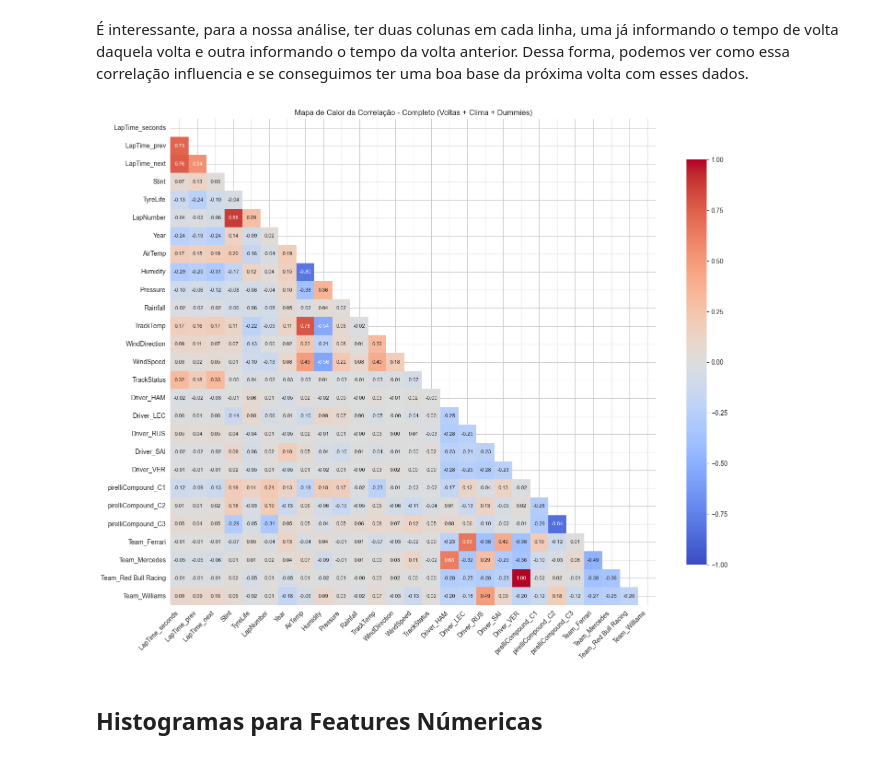
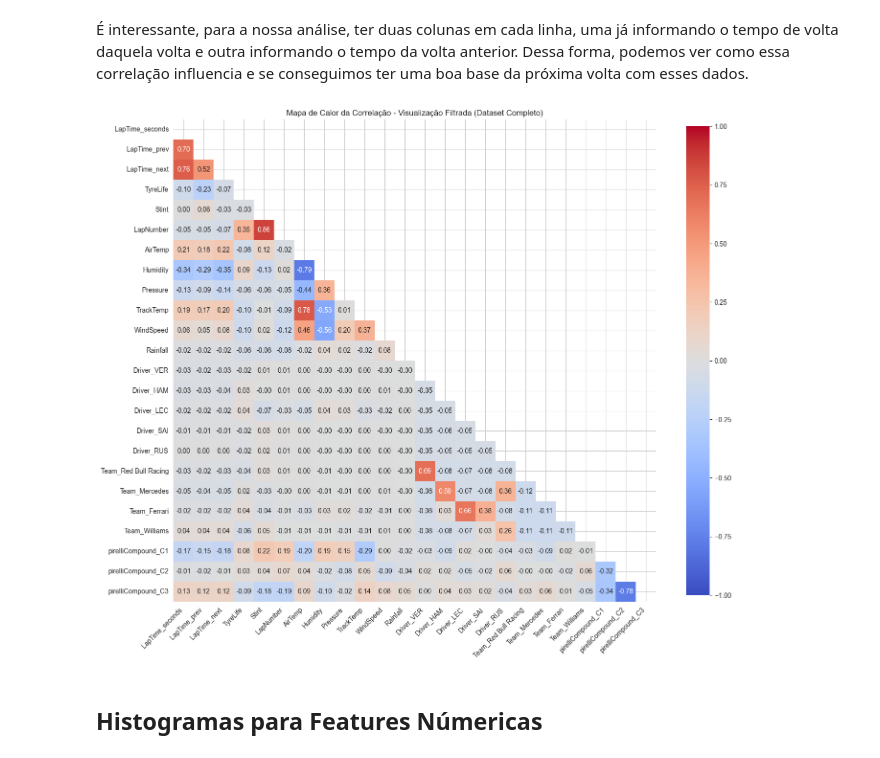
Before and after one commit to emipe09/TCC-Formula1, a Jupyter notebook: Scripts/EDA.ipynb, the cells around one changed output. Saved outputs shown, nothing was run; the diff lists cells and outputs as text; code cells hidden in the pictures.

```diff
--- a/Scripts/EDA.ipynb
+++ b/Scripts/EDA.ipynb
@@ -291,52 +333,55 @@ laps_with_weather = pd.merge_asof(
     by='Year',
     direction='backward',
     tolerance=pd.Timedelta(seconds=seconds_margin)
 )
 
 
-# Comentar essas linhas para excluir os filtros para visualização
-drivers_filter = ['VER', 'HAM', 'LEC', 'SAI', 'RUS']
-teams_filter = ['Red Bull Racing', 'Mercedes', 'Ferrari', 'Williams']
-
-laps_with_weather_filtered = laps_with_weather[
-    laps_with_weather['Driver'].isin(drivers_filter) &
-    laps_with_weather['Team'].isin(teams_filter)
-].copy()
-
-
 num_cols = [
     'LapTime_seconds', 'LapTime_prev', 'LapTime_next', 'Stint', 'TyreLife', 'LapNumber', 'Year',
     'AirTemp', 'Humidity', 'Pressure', 'Rainfall', 'TrackTemp', 'WindDirection', 'WindSpeed', 'TrackStatus',
 ]
 
 cat_cols = ['Driver', 'pirelliCompound', 'Team']
 
-cat_dummies = pd.get_dummies(laps_with_weather_filtered[cat_cols], prefix=cat_cols)
+cat_dummies = pd.get_dummies(laps_with_weather[cat_cols], prefix=cat_cols)
 
-num_df = laps_with_weather_filtered[num_cols].copy()
+num_df = laps_with_weather[num_cols].copy()
 corr_df_full = pd.concat([num_df, cat_dummies], axis=1)
 
 corr_df_clean = corr_df_full.dropna()
 
 if corr_df_clean.empty or corr_df_clean.shape[1] <= 1:
-    print("Nenhum dado completo disponível para gerar a matriz de correlação após o merge e dropna.")
+    print("Nenhum dado completo disponível para gerar a matriz de correlação.")
 else:
     corr_matrix = corr_df_clean.corr(method='pearson')
     mask = np.triu(np.ones_like(corr_matrix, dtype=bool))
 
-    plt.figure(figsize=(max(15, len(corr_matrix.columns)*0.5), max(12, len(corr_matrix.columns)*0.5)))
+    cols_to_display = [
+        'LapTime_seconds', 'LapTime_prev', 'LapTime_next', 'TyreLife', 'Stint', 'LapNumber',
+        'AirTemp', 'Humidity', 'Pressure', 'TrackTemp', 'WindSpeed', 'Rainfall',
+        'Driver_VER', 'Driver_HAM', 'Driver_LEC', 'Driver_SAI', 'Driver_RUS',
+        'Team_Red Bull Racing', 'Team_Mercedes', 'Team_Ferrari', 'Team_Williams',
+        'pirelliCompound_C1', 'pirelliCompound_C2', 'pirelliCompound_C3', 'pirelliCompound_C4',
+        'pirelliCompound_INTERMEDIATE'
+    ]
 
-    ax = sns.heatmap(corr_matrix, annot=True, cmap='coolwarm', fmt='.2f', vmin=-1, vmax=1,
-                     cbar_kws={'shrink':0.7}, square=True, annot_kws={"size": 8},
-                     mask=mask)
+    # Filtra apenas as colunas que realmente existem no dataset
+    cols_to_display = [c for c in cols_to_display if c in corr_matrix.columns]
+    corr_subset = corr_matrix.loc[cols_to_display, cols_to_display]
+
+    plt.figure(figsize=(max(10, len(cols_to_display)*0.6), max(6, len(cols_to_display)*0.6)))
+    ax = sns.heatmap(
+        corr_subset, annot=True, cmap='coolwarm', fmt='.2f',
+        vmin=-1, vmax=1, cbar_kws={'shrink':0.7}, square=True, mask=np.triu(np.ones_like(corr_subset, dtype=bool))
+    )
 
     ax.set_xticklabels(ax.get_xticklabels(), rotation=45, ha='right')
     ax.set_yticklabels(ax.get_yticklabels(), rotation=0)
-    plt.title('Mapa de Calor da Correlação - Completo (Voltas + Clima + Dummies)')
+    plt.title('Mapa de Calor da Correlação - Visualização Filtrada (Dataset Completo)')
     plt.tight_layout()
     plt.show()
 # %% [output]
-[figure, old version]
+[figure, new version]
 # %% [markdown]
 ## Histogramas para Features Númericas
 # %%
```
Also changed, not shown: parts of 15 cells of this notebook, 17 other files.
